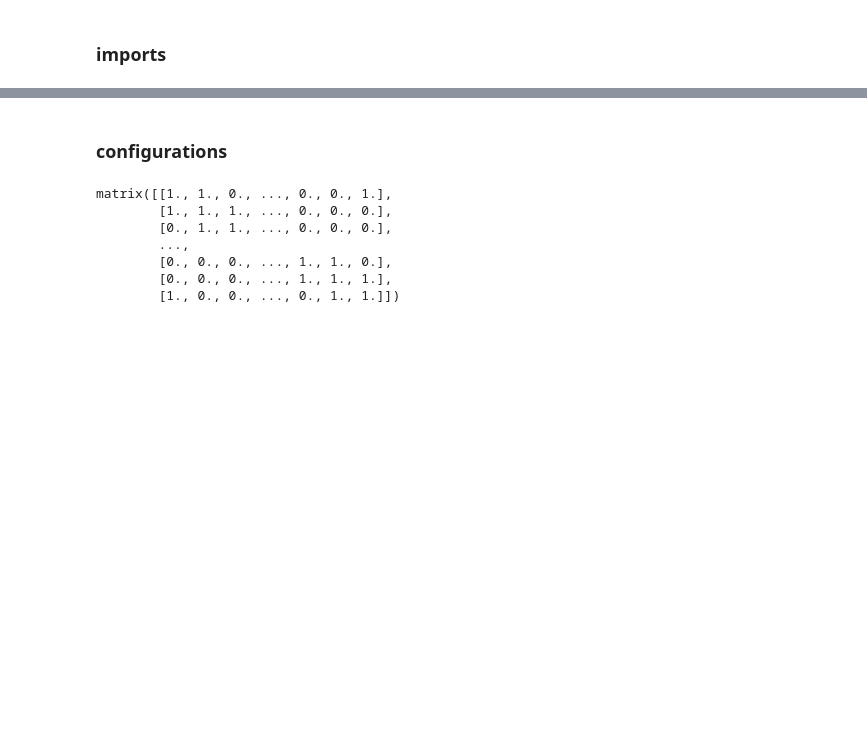
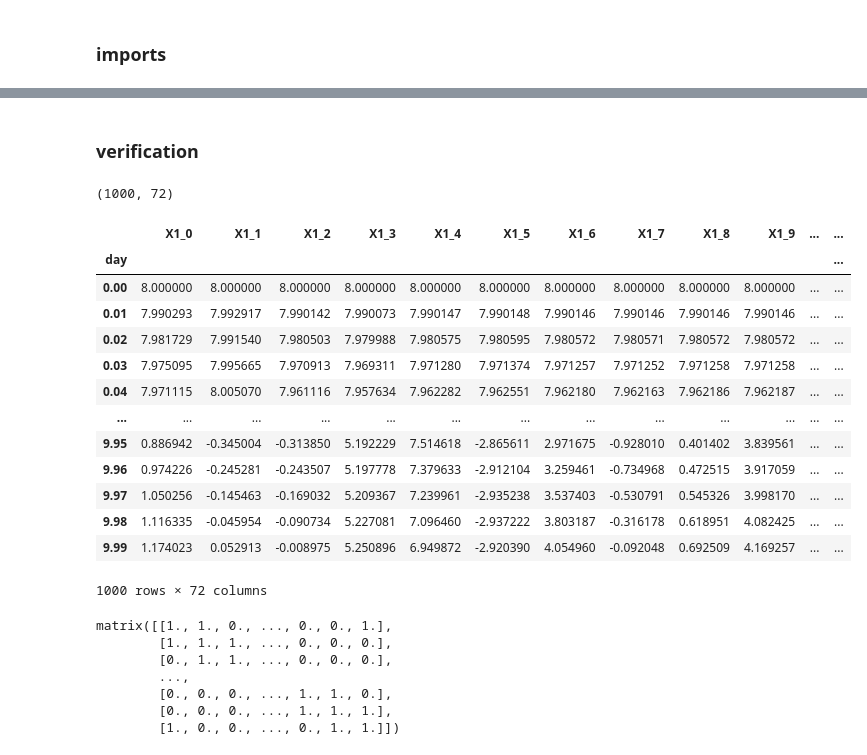
Before and after one commit to VaniSachdev/lorenzGNN, a Jupyter notebook: data_wrangling_verification.ipynb, the cells around one changed output, grey strips where cells are left out. Drawn from its saved outputs; the diff is of its cells as text; code cells hidden in the pictures; blank space fills up the shorter version.

```diff
--- a/data_wrangling_verification.ipynb
+++ b/data_wrangling_verification.ipynb
@@ -18,3 +18,21 @@ The autoreload extension is already loaded. To reload it, use:
 # %% [markdown]
-### configurations
+### verification
+# %%
+lorenzToDF(n_days=10)
+# %% [output]
+(1000, 72)
+|  | X1_0 | X1_1 | X1_2 | X1_3 | X1_4 | X1_5 | X1_6 | X1_7 | X1_8 | X1_9 | ... | ... |
+| day |  |  |  |  |  |  |  |  |  |  |  | ... |
+| 0.00 | 8.000000 | 8.000000 | 8.000000 | 8.000000 | 8.000000 | 8.000000 | 8.000000 | 8.000000 | 8.000000 | 8.000000 | ... | ... |
+| 0.01 | 7.990293 | 7.992917 | 7.990142 | 7.990073 | 7.990147 | 7.990148 | 7.990146 | 7.990146 | 7.990146 | 7.990146 | ... | ... |
+| 0.02 | 7.981729 | 7.991540 | 7.980503 | 7.979988 | 7.980575 | 7.980595 | 7.980572 | 7.980571 | 7.980572 | 7.980572 | ... | ... |
+| 0.03 | 7.975095 | 7.995665 | 7.970913 | 7.969311 | 7.971280 | 7.971374 | 7.971257 | 7.971252 | 7.971258 | 7.971258 | ... | ... |
+| 0.04 | 7.971115 | 8.005070 | 7.961116 | 7.957634 | 7.962282 | 7.962551 | 7.962180 | 7.962163 | 7.962186 | 7.962187 | ... | ... |
+| ... | ... | ... | ... | ... | ... | ... | ... | ... | ... | ... | ... | ... |
+| 9.95 | 0.886942 | -0.345004 | -0.313850 | 5.192229 | 7.514618 | -2.865611 | 2.971675 | -0.928010 | 0.401402 | 3.839561 | ... | ... |
+| 9.96 | 0.974226 | -0.245281 | -0.243507 | 5.197778 | 7.379633 | -2.912104 | 3.259461 | -0.734968 | 0.472515 | 3.917059 | ... | ... |
+| 9.97 | 1.050256 | -0.145463 | -0.169032 | 5.209367 | 7.239961 | -2.935238 | 3.537403 | -0.530791 | 0.545326 | 3.998170 | ... | ... |
+| 9.98 | 1.116335 | -0.045954 | -0.090734 | 5.227081 | 7.096460 | -2.937222 | 3.803187 | -0.316178 | 0.618951 | 4.082425 | ... | ... |
+| 9.99 | 1.174023 | 0.052913 | -0.008975 | 5.250896 | 6.949872 | -2.920390 | 4.054960 | -0.092048 | 0.692509 | 4.169257 | ... | ... |
+1000 rows × 72 columns
 # %%
```
Also changed, not shown: parts of 6 cells of this notebook, 1 other file.
